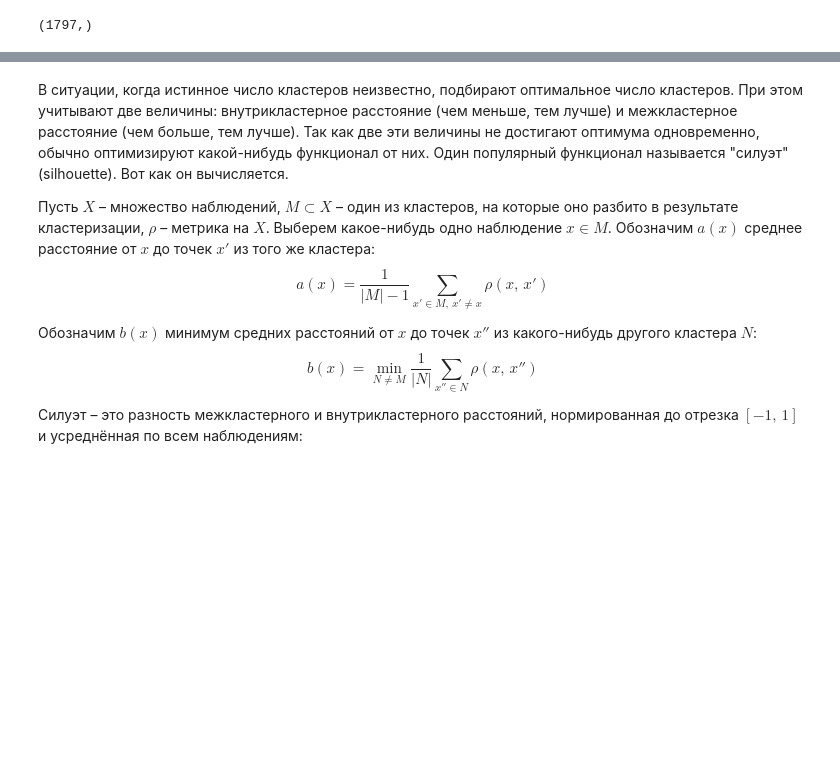
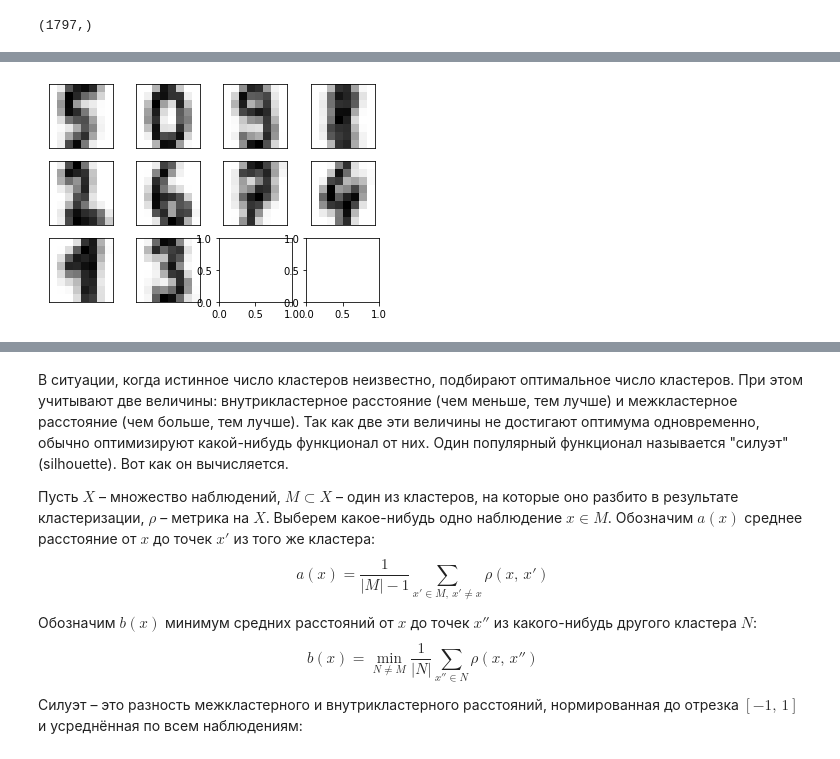
Before and after one commit to gorelikspb/ml7_clustering_hw, a Jupyter notebook: 7_clustering.ipynb, the cells around one changed output, grey strips where cells are left out. Cells and saved outputs as stored; diff of their text form; code cells hidden in the pictures; blank space fills up the shorter version.

Commit message:
feat: clusters visualisation

```diff
--- a/7_clustering.ipynb
+++ b/7_clustering.ipynb
@@ -85,6 +86,6 @@ clfp.shape
 from sklearn.cluster import KMeans
 
 kmeans = KMeans (n_clusters = 10)
-kmfp = kmeans.fit_predict(X)
-kmfp
+clusters = kmeans.fit_predict(X)
+clusters
 # %% [output]
@@ -96,2 +104,10 @@ kmfp.shape
+# %%
+fig, ax = plt.subplots(3, 4)
+centers = kmeans.cluster_centers_.reshape(10, 8, 8)
+for axi, center in zip(ax.flat, centers):
+    axi.set(xticks=[], yticks=[])
+    axi.imshow(16-center, interpolation='nearest')
+# %% [output]
+[figure, added]
 # %%
 ###ДАЛЬШЕ НЕ УСПЕЛ ¯\_(ツ)_/¯ можно не смотреть
```
Also changed, not shown: parts of 10 cells of this notebook.
